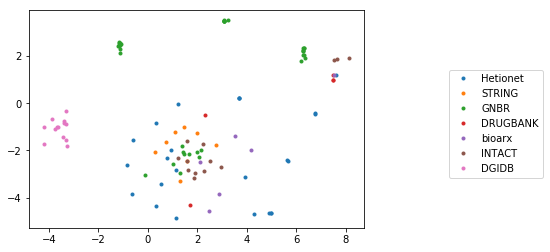
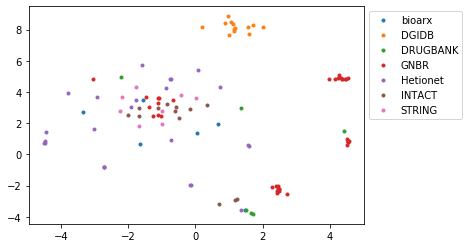
The change to this notebook cell's code, shown as a diff; its figure went from the first image to the second:
--- before
+++ after
@@ -13,9 +13,11 @@
 X_embedded = TSNE(n_components=2).fit_transform(rel_emb).T
 p = cm.rainbow(int(255/2 * 1))
+fig = plt.figure()
+ax = fig.add_subplot(111)
 for key, val in dataset_id.items():
     val = np.asarray(val, dtype=np.long)
 
-    plt.plot(X_embedded[0][val], X_embedded[1][val], '.', label=key)
-    plt.legend(bbox_to_anchor=(0, 0, 1.55, 0.75))
+    ax.plot(X_embedded[0][val], X_embedded[1][val], '.', label=key)
 
-plt.show()
+lgd = ax.legend(bbox_to_anchor=(1.0, 1.0))
+plt.savefig('relation.eps', bbox_extra_artists=(lgd,), bbox_inches='tight', format='eps')

Commit: update notebooks